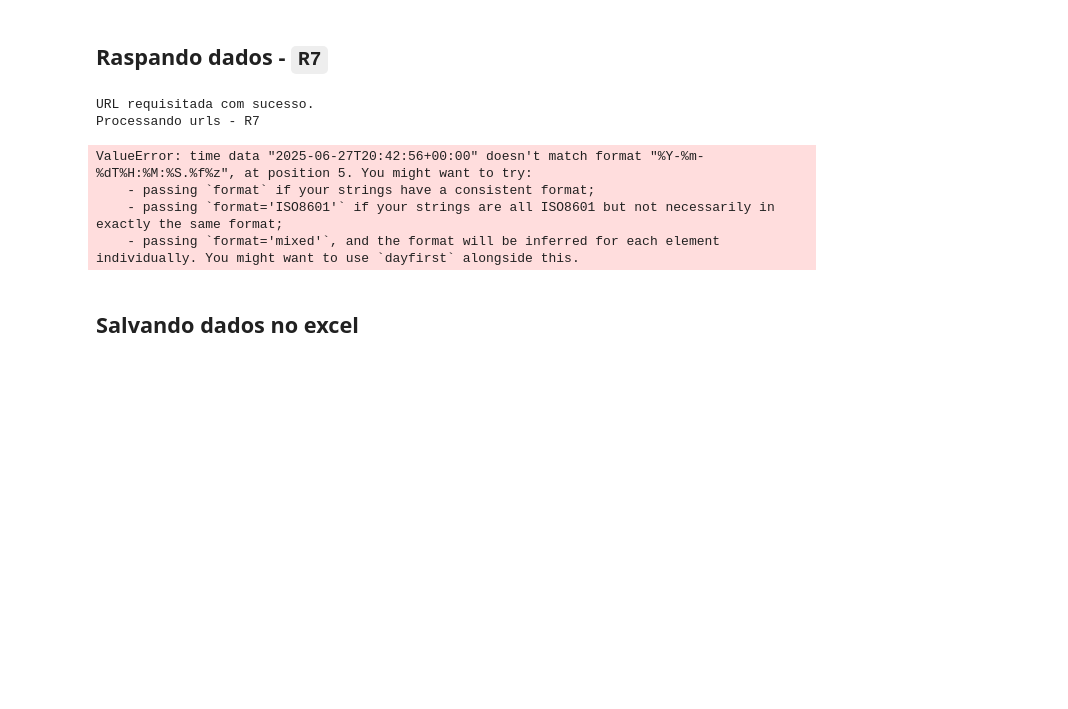
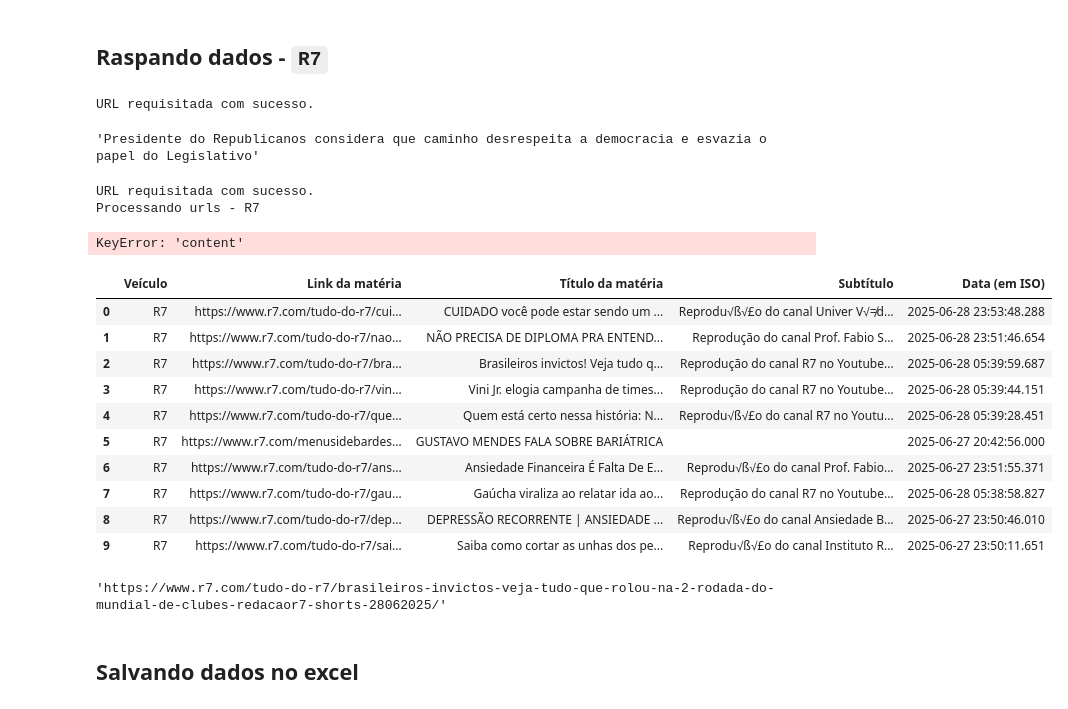
Before and after one commit to IlIIIIIIIIIlI/Projeto-Palver-Lucas-Rezende, a Jupyter notebook: Projeto Palver.ipynb, the cells around one changed output. Drawn from its saved outputs; the diff is of its cells as text; code cells hidden in the pictures; blank space fills up the shorter version.

```diff
--- a/Projeto Palver.ipynb
+++ b/Projeto Palver.ipynb
@@ -141,8 +141,7 @@ def scrape_uol(number_of_news=10):
 # %%
 def collect_recent_news(data: dict, n=10):
     df = pd.DataFrame(data)
-    df['Data (em ISO)'] = pd.to_datetime(df['Data (em ISO)'])
-
+    df['Data (em ISO)'] = pd.to_datetime(df['Data (em ISO)'], format='ISO8601')
     df.sort_values('Data (em ISO)', ascending=False)
 
     return df[0:n]
@@ -460,12 +459,23 @@ def scrape_r7(number_of_news=10):
     # Formatar as datas no formato ISO
     # exemplo: 2025-06-28T23:53:48.288Z<
     print(f'Processando urls - R7')
+
+    date_formats = ["%Y-%m-%dT%H:%M:%S", "%Y-%m-%dT%H:%M:%S.%fZ", "%Y-%m-%dT%H:%M:%SZ"]
+
     for i in range(len(news_dict)):
         date = news_dict[i]['Data (em ISO)']
-        try:
-            date_dt = datetime.strptime(date, "%Y-%m-%dT%H:%M:%S.%f%z")
-        except:
-            date_dt = datetime.strptime(date, "%Y-%m-%dT%H:%M:%S%z")
+
+        for date_format in date_formats:
+            try:
+                date_dt = datetime.strptime(date, date_format)
+                break
+
+            except ValueError:
+                continue
+        else:
+            print(f'Formato não reconhecido para a data: {date}')
+            raise Exception
+
         date_iso = date_dt.isoformat()
         news_dict[i]['Data (em ISO)'] = date_iso
 
@@ -477,20 +487,48 @@ def scrape_r7(number_of_news=10):
 
         if response:
             soup = bs(response.content, "html.parser")
-            subtitle = soup.select('meta[property="og:description"]')[0]['content']  # o resultado retornado é uma lista com 1 elemento
-            news_df.loc[i, "Subtítulo"] = subtitle
+            subtitle = soup.select('h2.base-font-primary')
+            if subtitle: # r7 nem sempre tem subtítulo
+                subtitle = subtitle[0]  # o resultado retornado é uma lista com 1 elemento
+                news_df.loc[i, "Subtítulo"] = subtitle
 
     print('Urls processadas com sucesso.')
     return news_df
+# %%
+target_url = 'https://www.r7.com/tudo-do-r7/video/marcos-pereira-critica-possivel-judicializacao-do-governo-por-votacao-do-iof-26062025/'
+
+response = request_url(target_url)
+soup = bs(response.content, "html.parser")
+# %% [output]
+URL requisitada com sucesso.
+# %%
+soup.select('h2.base-font-primary')[0].text
+# %% [output]
+'Presidente do Republicanos considera que caminho desrespeita a democracia e esvazia o papel do Legislativo'
 # %%
-scrape_r7()
+r7_df = scrape_r7()
 # %% [output]
 URL requisitada com sucesso.
 Processando urls - R7
-ValueError: time data "2025-06-27T20:42:56+00:00" doesn't match format "%Y-%m-%dT%H:%M:%S.%f%z", at position 5. You might want to try:
-    - passing `format` if your strings have a consistent format;
-    - passing `format='ISO8601'` if your strings are all ISO8601 but not necessarily in exactly the same format;
-    - passing `format='mixed'`, and the format will be inferred for each element individually. You might want to use `dayfirst` alongside this.
+KeyError: 'content'
+# %%
+r7_df
+# %% [output]
+|  | Veículo | Link da matéria | Título da matéria | Subtítulo | Data (em ISO) |
+| 0 | R7 | https://www.r7.com/tudo-do-r7/cui... | CUIDADO você pode estar sendo um ... | Reprodu√ß√£o do canal Univer V√≠d... | 2025-06-28 23:53:48.288 |
+| 1 | R7 | https://www.r7.com/tudo-do-r7/nao... | NÃO PRECISA DE DIPLOMA PRA ENTEND... | Reprodução do canal Prof. Fabio S... | 2025-06-28 23:51:46.654 |
+| 2 | R7 | https://www.r7.com/tudo-do-r7/bra... | Brasileiros invictos! Veja tudo q... | Reprodução do canal R7 no Youtube... | 2025-06-28 05:39:59.687 |
+| 3 | R7 | https://www.r7.com/tudo-do-r7/vin... | Vini Jr. elogia campanha de times... | Reprodução do canal R7 no Youtube... | 2025-06-28 05:39:44.151 |
+| 4 | R7 | https://www.r7.com/tudo-do-r7/que... | Quem está certo nessa história: N... | Reprodu√ß√£o do canal R7 no Youtu... | 2025-06-28 05:39:28.451 |
+| 5 | R7 | https://www.r7.com/menusidebardes... | GUSTAVO MENDES FALA SOBRE BARIÁTRICA |  | 2025-06-27 20:42:56.000 |
+| 6 | R7 | https://www.r7.com/tudo-do-r7/ans... | Ansiedade Financeira É Falta De E... | Reprodu√ß√£o do canal Prof. Fabio... | 2025-06-27 23:51:55.371 |
+| 7 | R7 | https://www.r7.com/tudo-do-r7/gau... | Gaúcha viraliza ao relatar ida ao... | Reprodução do canal R7 no Youtube... | 2025-06-28 05:38:58.827 |
+| 8 | R7 | https://www.r7.com/tudo-do-r7/dep... | DEPRESSÃO RECORRENTE | ANSIEDADE ... | Reprodu√ß√£o do canal Ansiedade B... | 2025-06-27 23:50:46.010 |
+| 9 | R7 | https://www.r7.com/tudo-do-r7/sai... | Saiba como cortar as unhas dos pe... | Reprodu√ß√£o do canal Instituto R... | 2025-06-27 23:50:11.651 |
+# %%
+r7_df['Link da matéria'][2]
+# %% [output]
+'https://www.r7.com/tudo-do-r7/brasileiros-invictos-veja-tudo-que-rolou-na-2-rodada-do-mundial-de-clubes-redacaor7-shorts-28062025/'
 # %% [markdown]
 ## Salvando dados no excel
 # %%
```
